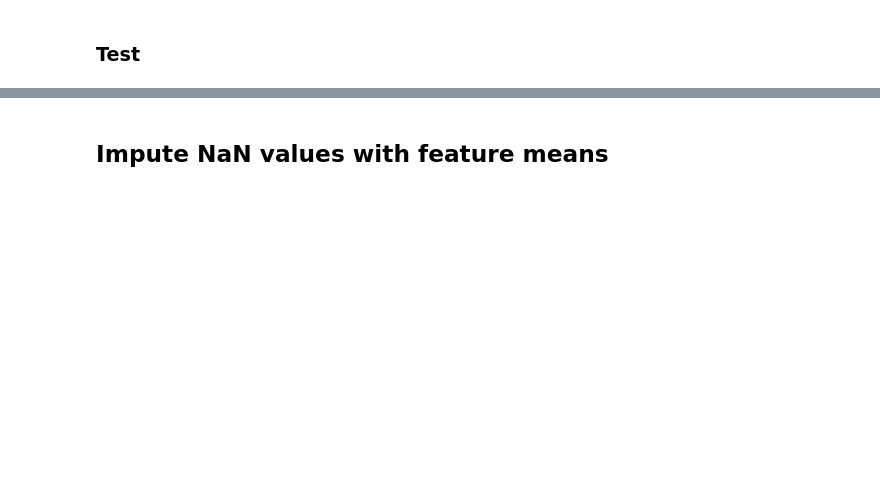
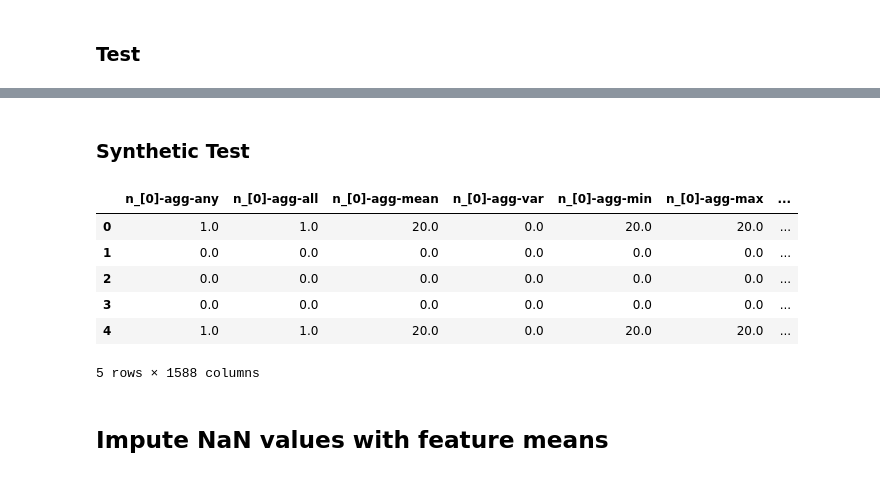
Before and after one commit to Omadzze/sherlock-project, a Jupyter notebook: sherlock_data_processing/custom-data-preprocessing.ipynb, the cells around one changed output, grey strips where cells are left out. Cells and saved outputs as stored; diff of their text form; code cells hidden in the pictures; blank space fills up the shorter version.

Commit message:
added synthetic test data checks

```diff
--- a/sherlock_data_processing/custom-data-preprocessing.ipynb
+++ b/sherlock_data_processing/custom-data-preprocessing.ipynb
@@ -73,6 +73,8 @@ timestr = time.strftime("%Y%m%d-%H%M%S")
 X_train_filename_csv = f'../custom_data/processed/train_{timestr}.csv'
 X_test_filename_csv = f'../custom_data/processed/test_{timestr}.csv'
 X_validation_filename_csv = f'../custom_data/processed/validation_{timestr}.csv'
+
+X_test_synthetic_filename_csv = f'../custom_data/processed/test_synthetic_{timestr}.csv'
 # %% [markdown]
 # Extract Features to csv file
 # %% [markdown]
@@ -169,4 +183,22 @@ X_test.head()
 5 rows × 1588 columns
+# %% [markdown]
+### Synthetic Test
+# %%
+start = datetime.now()
+
+X_test_synthetic = pd.read_csv(X_test_synthetic_filename_csv, dtype=np.float32)
+
+#print(f'Load Features (test) process took {datetime.now() - start} seconds.')
+# %%
+X_test_synthetic.head()
+# %% [output]
+|  | n_[0]-agg-any | n_[0]-agg-all | n_[0]-agg-mean | n_[0]-agg-var | n_[0]-agg-min | n_[0]-agg-max | ... |
+| 0 | 1.0 | 1.0 | 20.0 | 0.0 | 20.0 | 20.0 | ... |
+| 1 | 0.0 | 0.0 | 0.0 | 0.0 | 0.0 | 0.0 | ... |
+| 2 | 0.0 | 0.0 | 0.0 | 0.0 | 0.0 | 0.0 | ... |
+| 3 | 0.0 | 0.0 | 0.0 | 0.0 | 0.0 | 0.0 | ... |
+| 4 | 1.0 | 1.0 | 20.0 | 0.0 | 20.0 | 20.0 | ... |
+5 rows × 1588 columns
 # %% [markdown]
 ## Impute NaN values with feature means
 # %%
```
Also changed, not shown: parts of 13 cells of this notebook, 24 other files.
